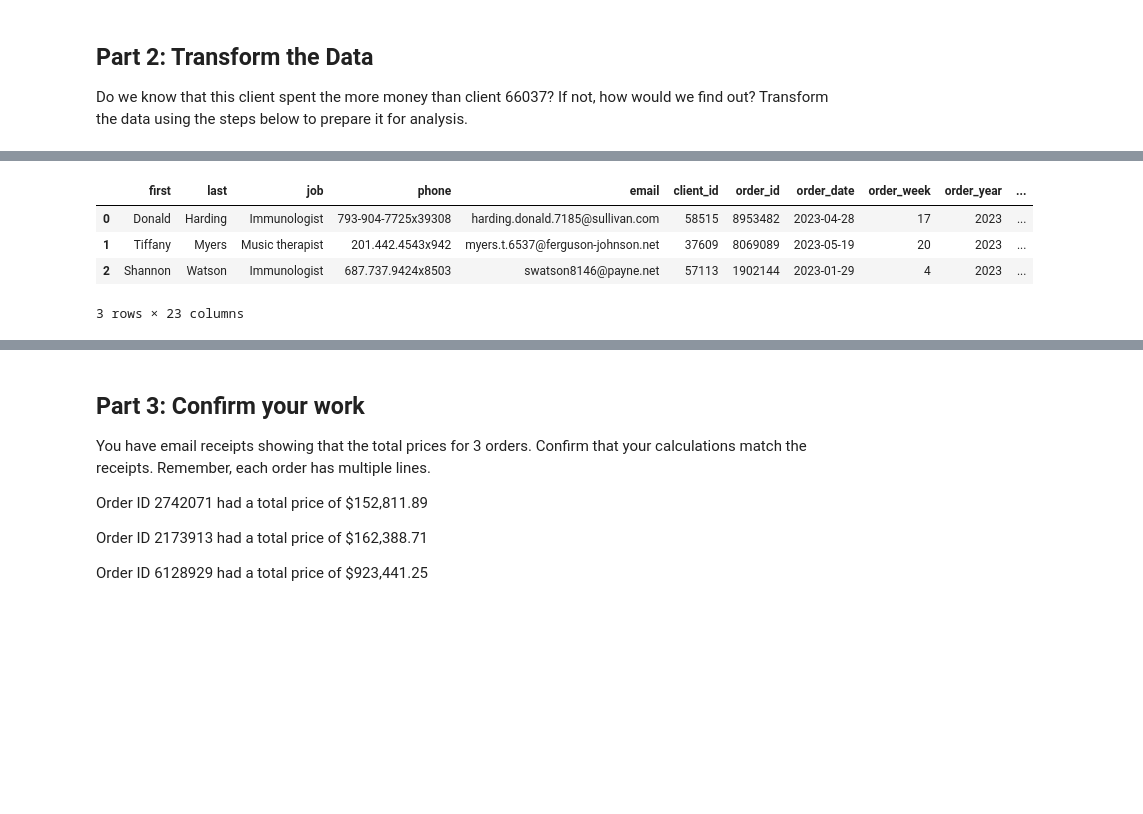
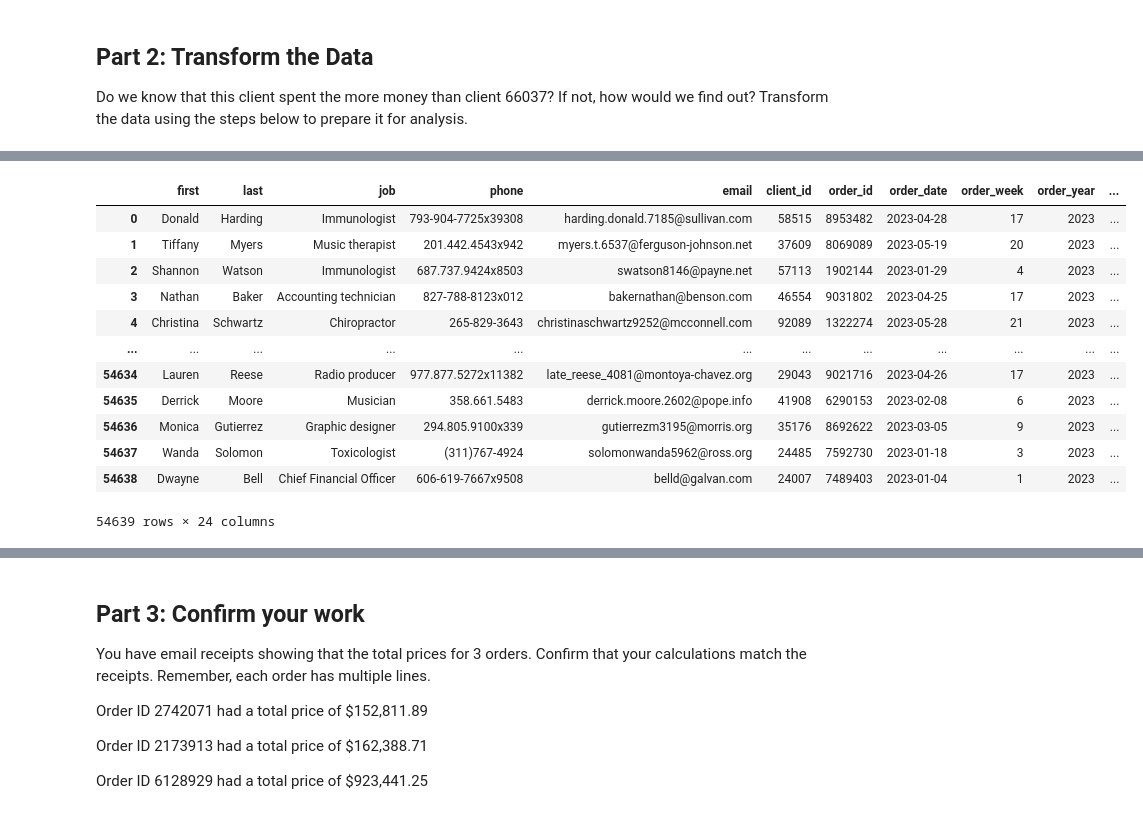
Before and after one commit to godzown82/pandas-challenge-1, a Jupyter notebook: wholesale_data_analysis_starter_code.ipynb, the cells around one changed output, grey strips where cells are left out. Drawn from its saved outputs; the diff is of its cells as text; code cells hidden in the pictures; blank space fills up the shorter version.

```diff
--- a/wholesale_data_analysis_starter_code.ipynb
+++ b/wholesale_data_analysis_starter_code.ipynb
@@ -106,6 +106,8 @@ df.loc[df['client_id']== top_five_list[0],'qty'].sum()
 Do we know that this client spent the more money than client 66037? If not, how would we find out? Transform the data using the steps below to prepare it for analysis.
 # %%
 # Create a column that calculates the subtotal for each line using the unit_price and the qty
+df['line_subtotal'] = df['unit_price'] * df['qty']
+df[['unit_price','qty','line_subtotal']]
 # %% [output]
 |  | unit_price | qty | line_subtotal |
 | 0 | 1096.80 | 105 | 115164.00 |
@@ -113,6 +125,9 @@ Do we know that this client spent the more money than client 66037? If not, how
 # %%
 # Create a column for shipping price.
 # Assume a shipping price of $7 per pound for orders over 50 pounds and $10 per pound for items 50 pounds or under.
+df['total_weight'] = df['unit_weight'] * df['qty']
+df['shipping_price'] = df.apply(lambda row:row['total_weight']*7 if row['total_weight']>50 else row['total_weight']*10, axis=1)
+df[['unit_price','unit_weight','qty','total_weight','shipping_price']]
 # %% [output]
 |  | unit_price | unit_weight | qty | total_weight | shipping_price |
 | 0 | 1096.80 | 7.50 | 105 | 787.50 | 5512.50 |
@@ -121,4 +145,6 @@ Do we know that this client spent the more money than client 66037? If not, how
 # %%
 # Create a column for the total price using the subtotal and the shipping price along with a sales tax of 9.25%
+df['line_price'] = df['line_subtotal']+round(df['line_subtotal']*0.0925,2)+df['shipping_price']
+df[['line_subtotal','shipping_price','line_price']]
 # %% [output]
 |  | line_subtotal | shipping_price | line_price |
@@ -128,11 +163,21 @@ Do we know that this client spent the more money than client 66037? If not, how
 # %%
 # Create a column for the cost of each line using unit cost, qty, and
 # shipping price (assume the shipping cost is exactly what is charged to the client).
+df['line_cost'] = (df['unit_cost']*df['qty'])+df['shipping_price']
+df
 # %% [output]
 |  | first | last | job | phone | email | client_id | order_id | order_date | order_week | order_year | ... |
 | 0 | Donald | Harding | Immunologist | 793-904-7725x39308 | harding.donald.7185@sullivan.com | 58515 | 8953482 | 2023-04-28 | 17 | 2023 | ... |
 | 1 | Tiffany | Myers | Music therapist | 201.442.4543x942 | myers.t.6537@ferguson-johnson.net | 37609 | 8069089 | 2023-05-19 | 20 | 2023 | ... |
 | 2 | Shannon | Watson | Immunologist | 687.737.9424x8503 | swatson8146@payne.net | 57113 | 1902144 | 2023-01-29 | 4 | 2023 | ... |
+| 3 | Nathan | Baker | Accounting technician | 827-788-8123x012 | bakernathan@benson.com | 46554 | 9031802 | 2023-04-25 | 17 | 2023 | ... |
+| 4 | Christina | Schwartz | Chiropractor | 265-829-3643 | christinaschwartz9252@mcconnell.com | 92089 | 1322274 | 2023-05-28 | 21 | 2023 | ... |
+| ... | ... | ... | ... | ... | ... | ... | ... | ... | ... | ... | ... |
+| 54634 | Lauren | Reese | Radio producer | 977.877.5272x11382 | late_reese_4081@montoya-chavez.org | 29043 | 9021716 | 2023-04-26 | 17 | 2023 | ... |
+| 54635 | Derrick | Moore | Musician | 358.661.5483 | derrick.moore.2602@pope.info | 41908 | 6290153 | 2023-02-08 | 6 | 2023 | ... |
+| 54636 | Monica | Gutierrez | Graphic designer | 294.805.9100x339 | gutierrezm3195@morris.org | 35176 | 8692622 | 2023-03-05 | 9 | 2023 | ... |
+| 54637 | Wanda | Solomon | Toxicologist | (311)767-4924 | solomonwanda5962@ross.org | 24485 | 7592730 | 2023-01-18 | 3 | 2023 | ... |
+| 54638 | Dwayne | Bell | Chief Financial Officer | 606-619-7667x9508 | belld@galvan.com | 24007 | 7489403 | 2023-01-04 | 1 | 2023 | ... |
-3 rows × 23 columns
+54639 rows × 24 columns
 # %%
 # Create a column for the profit of each line using line cost and line price
```
Also changed, not shown: parts of 7 cells of this notebook.
